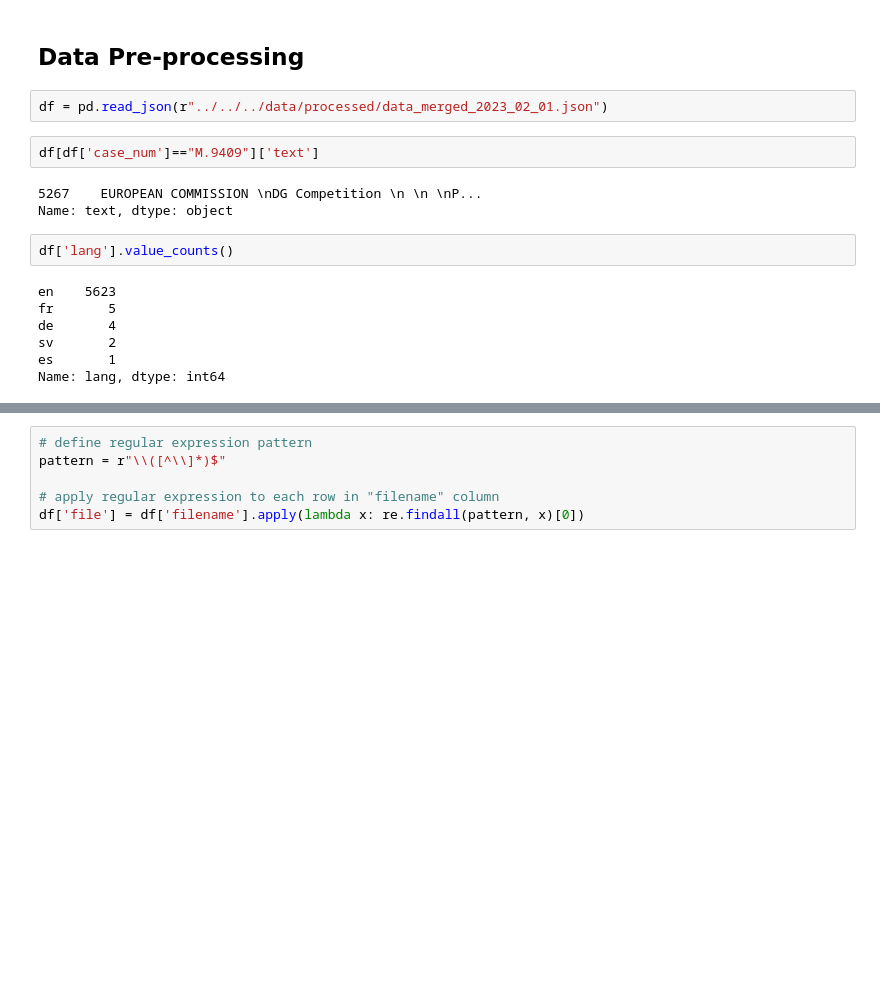
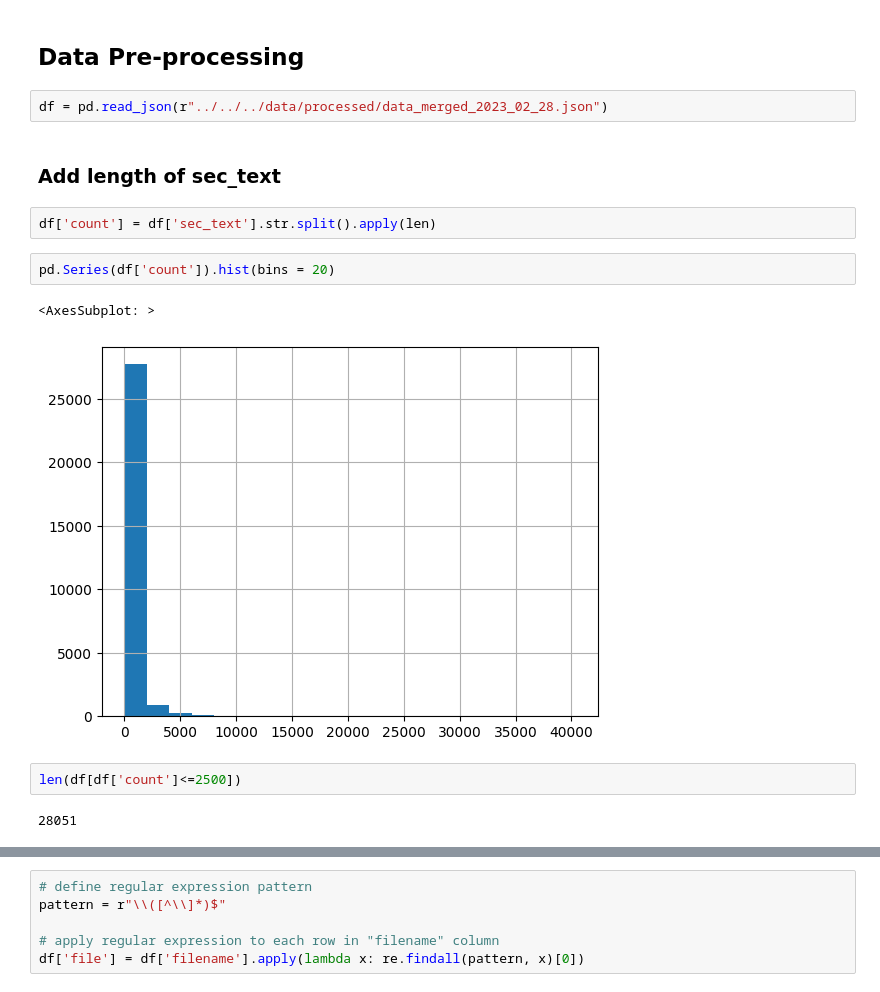
Before and after one commit to adellegia/predicting-merger-decision-outcomes, a Jupyter notebook: src/python/notebook/pre_processing.ipynb, the cells around one changed output, grey strips where cells are left out. Cells and saved outputs as stored; diff of their text form; blank space fills up the shorter version.

Commit message:
Update data cleaning and parsing 02282023

```diff
--- a/src/python/notebook/pre_processing.ipynb
+++ b/src/python/notebook/pre_processing.ipynb
@@ -76,18 +76,17 @@ device = "cuda" if torch.cuda.is_available() else "cpu"
 # %% [markdown]
 ## Data Pre-processing
 # %%
-df = pd.read_json(r"../../../data/processed/data_merged_2023_02_01.json")
+df = pd.read_json(r"../../../data/processed/data_merged_2023_02_28.json")
-# %%
-df[df['case_num']=="M.9409"]['text']
-# %% [output]
-5267    EUROPEAN COMMISSION \nDG Competition \n \n \nP...
-Name: text, dtype: object
-# %%
-df['lang'].value_counts()
-# %% [output]
-en    5623
-fr       5
-de       4
-sv       2
-es       1
-Name: lang, dtype: int64
+# %% [markdown]
+### Add length of sec_text
+# %%
+df['count'] = df['sec_text'].str.split().apply(len)
+# %%
+pd.Series(df['count']).hist(bins = 20)
+# %% [output]
+<AxesSubplot: >
+[figure, added]
+# %%
+len(df[df['count']<=2500])
+# %% [output]
+28051
```
Also changed, not shown: parts of 54 cells of this notebook, 4 other files.
